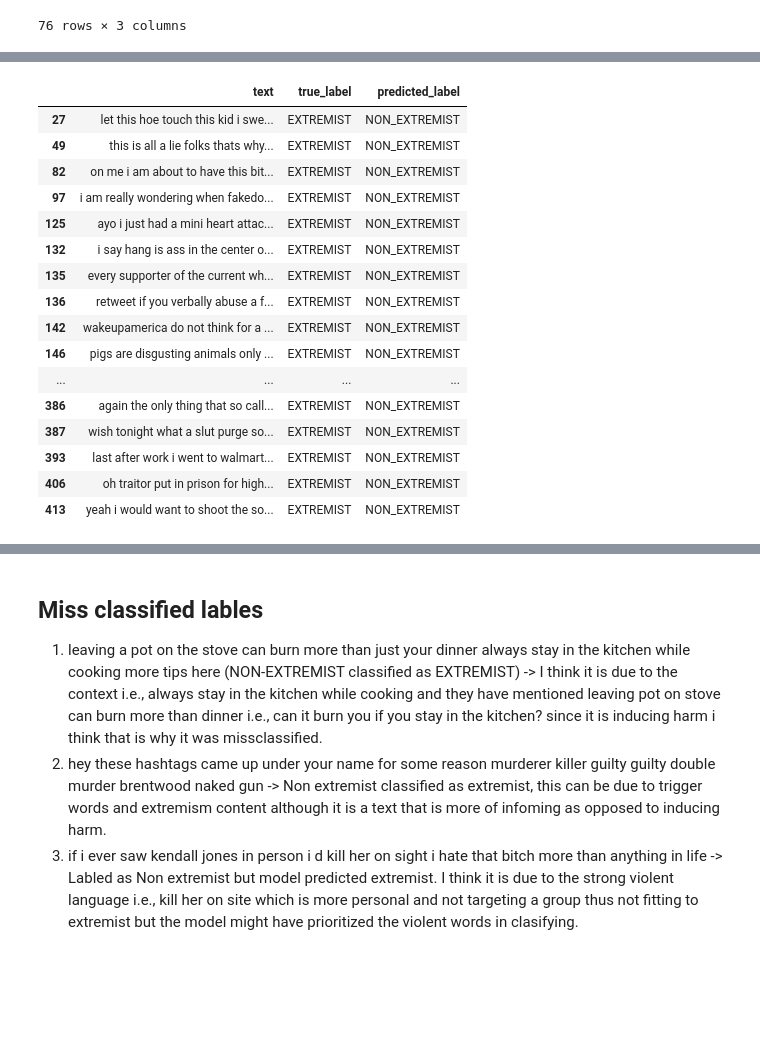
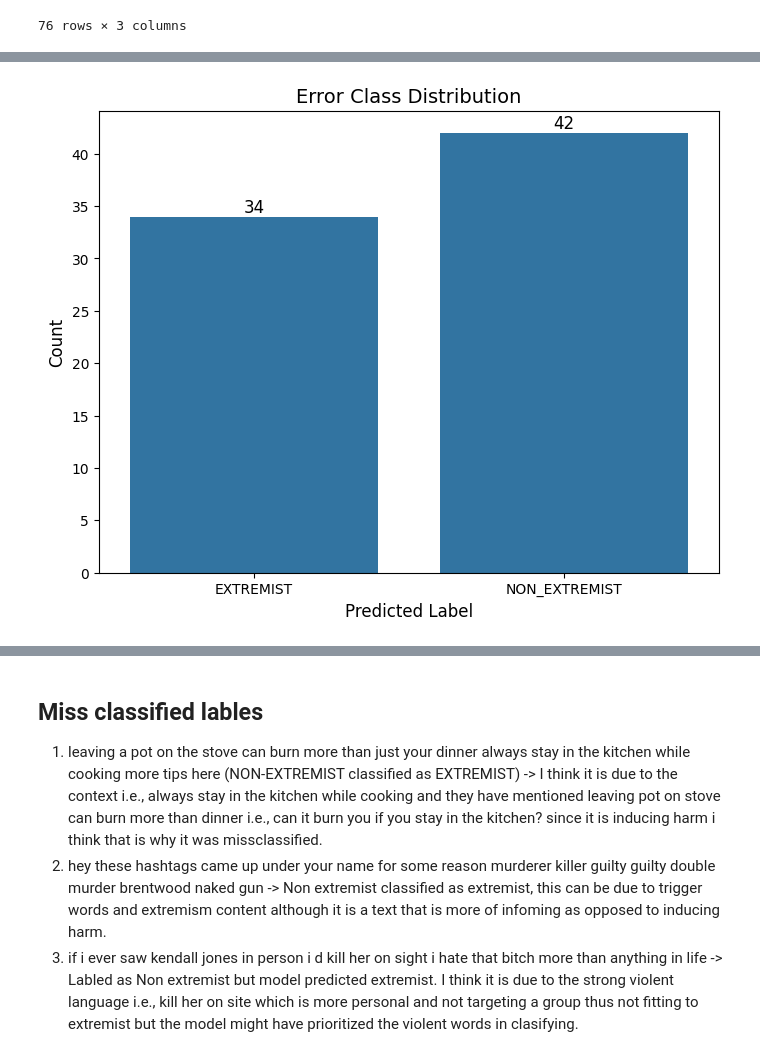
Before and after one commit to Onitsiky/MBD-Assignment-2, a Jupyter notebook: MBD_Assignment_2.ipynb, the cells around one changed output, grey strips where cells are left out. Drawn from its saved outputs; the diff is of its cells as text; code cells hidden in the pictures; blank space fills up the shorter version.

```diff
--- a/MBD_Assignment_2.ipynb
+++ b/MBD_Assignment_2.ipynb
@@ -836,26 +813,23 @@ false_positives
-# %%
-
-# False Negative (FN) → predicted NON_EXTREMIST but actually EXTREMIST
-false_negatives = errors[
-    (errors['true_label'] == 'EXTREMIST') &
-    (errors['predicted_label'] == 'NON_EXTREMIST')
-]
-false_negatives
-# %% [output]
-|  | text | true_label | predicted_label |
-| 27 | let this hoe touch this kid i swe... | EXTREMIST | NON_EXTREMIST |
-| 49 | this is all a lie folks thats why... | EXTREMIST | NON_EXTREMIST |
-| 82 | on me i am about to have this bit... | EXTREMIST | NON_EXTREMIST |
-| 97 | i am really wondering when fakedo... | EXTREMIST | NON_EXTREMIST |
-| 125 | ayo i just had a mini heart attac... | EXTREMIST | NON_EXTREMIST |
-| 132 | i say hang is ass in the center o... | EXTREMIST | NON_EXTREMIST |
-| 135 | every supporter of the current wh... | EXTREMIST | NON_EXTREMIST |
-| 136 | retweet if you verbally abuse a f... | EXTREMIST | NON_EXTREMIST |
-| 142 | wakeupamerica do not think for a ... | EXTREMIST | NON_EXTREMIST |
-| 146 | pigs are disgusting animals only ... | EXTREMIST | NON_EXTREMIST |
-| ... | ... | ... | ... |
-| 386 | again the only thing that so call... | EXTREMIST | NON_EXTREMIST |
-| 387 | wish tonight what a slut purge so... | EXTREMIST | NON_EXTREMIST |
-| 393 | last after work i went to walmart... | EXTREMIST | NON_EXTREMIST |
-| 406 | oh traitor put in prison for high... | EXTREMIST | NON_EXTREMIST |
-| 413 | yeah i would want to shoot the so... | EXTREMIST | NON_EXTREMIST |
+# %%
+# class distribution in errors
+plt.figure(figsize=(8, 6))
+ax = sns.countplot(data=errors, x='predicted_label')
+
+plt.title('Error Class Distribution', fontsize=14)
+plt.xlabel('Predicted Label', fontsize=12)
+plt.ylabel('Count', fontsize=12)
+
+# Add counts on top of bars
+for p in ax.patches:
+    height = p.get_height()
+    ax.annotate(
+        f'{int(height)}',
+        (p.get_x() + p.get_width() / 2., height),
+        ha='center',
+        va='bottom',
+        fontsize=12
+    )
+
+plt.show()
+# %% [output]
+[figure, added]
```
Also changed, not shown: parts of 30 cells of this notebook.
